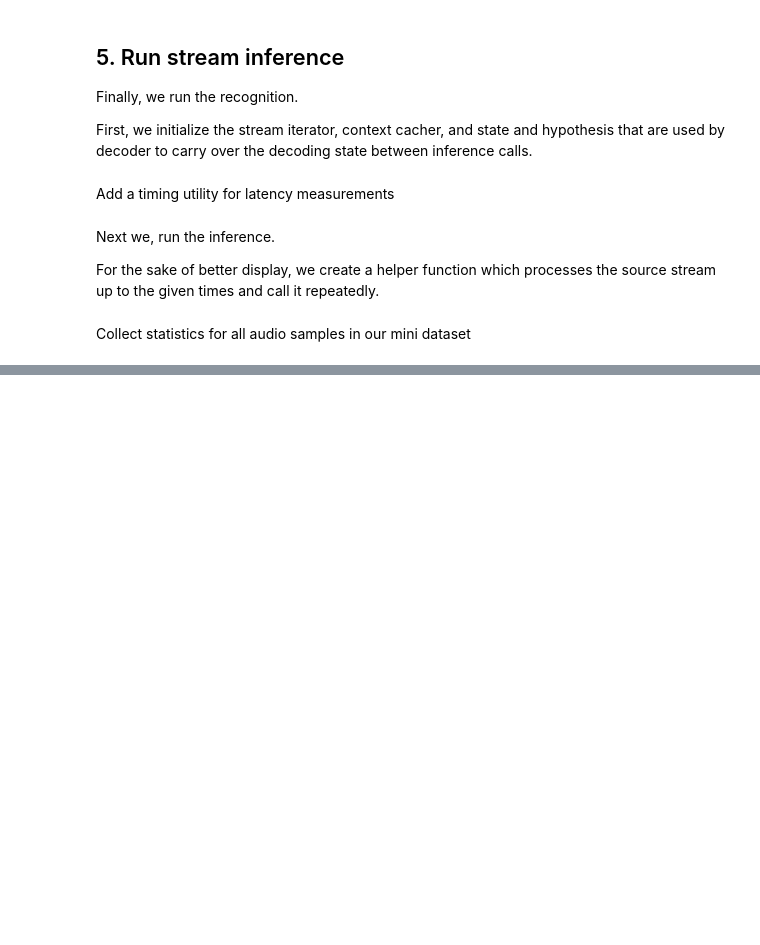
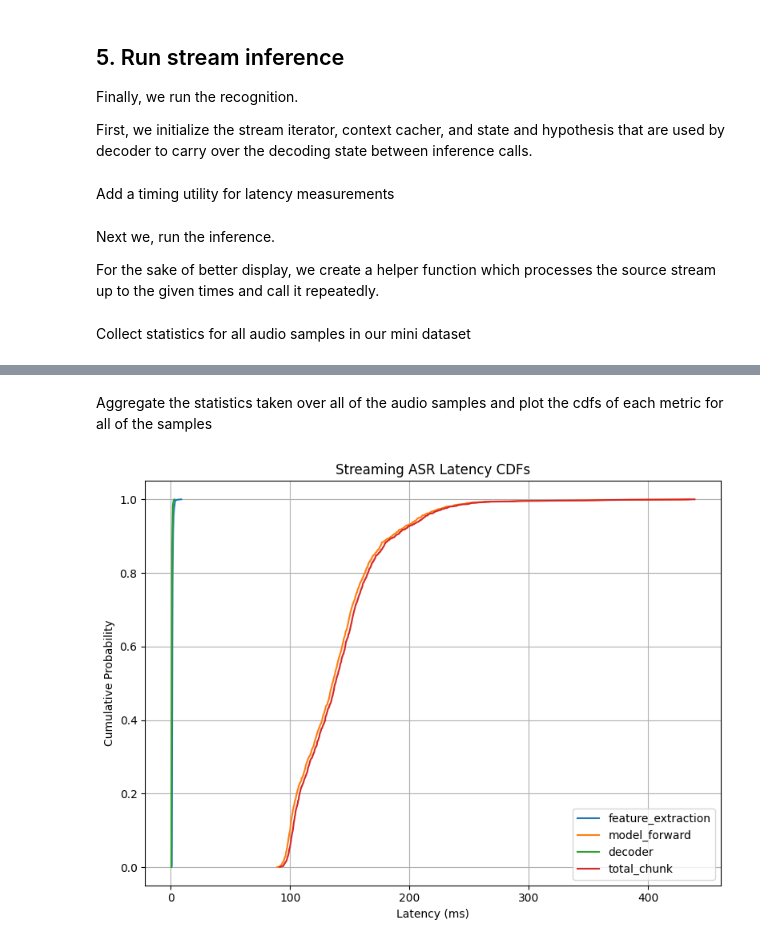
Before and after one commit to dylstuart/streaming_asr, a Jupyter notebook: asr_analysis.ipynb, the cells around one changed output, grey strips where cells are left out. Cells and saved outputs as stored; diff of their text form; code cells hidden in the pictures; blank space fills up the shorter version.

Commit message:
Added initial plots

```diff
--- a/asr_analysis.ipynb
+++ b/asr_analysis.ipynb
@@ -221,7 +247,7 @@ import glob
 # Find all mp3 files in our samples directory
 sample_paths = glob.glob("./samples/*.mp3")
 print(f"{len(sample_paths)} samples available for processing")
-
+overall_stats = []
 for path in sample_paths:
   audio_time = 0
   chunk_stats = {
@@ -234,6 +260,8 @@ for path in sample_paths:
   streamer.add_basic_audio_stream(frames_per_chunk=segment_length, sample_rate=bundle.sample_rate)
   stream_iterator = streamer.stream()
   run_inference()
+  overall_stats.append(chunk_stats)
+  print(path)
   print(chunk_stats)
   rtf = sum(chunk_stats["total_chunk"]) / audio_time
   print(sum(chunk_stats["total_chunk"]), audio_time, rtf)
@@ -239,0 +287,45 @@ for path in sample_paths:
+# %% [markdown]
+Aggregate the statistics taken over all of the audio samples and plot the cdfs of each metric for all of the samples
+# %%
+from collections import defaultdict
+import numpy as np
+
+def aggregate_dicts(stats_list):
+    """
+    Flattens a list of dicts into a single dict of arrays.
+    """
+    aggregated = defaultdict(list)
+
+    for stats in stats_list:
+        for key, values in stats.items():
+            aggregated[key].extend(values)
+
+    # Convert to numpy arrays for convenience
+    return {k: np.array(v) for k, v in aggregated.items()}
+
+def compute_cdf(latencies):
+    """
+    Returns sorted latencies and cumulative probabilities.
+    """
+    x = np.sort(latencies)
+    y = np.arange(1, len(x) + 1) / len(x)
+    return x, y
+
+# Plot
+aggregated_stats = aggregate_dicts(overall_stats)
+metrics = aggregated_stats.keys()
+plt.figure(figsize=(8, 6))
+
+for metric in metrics:
+    x, y = compute_cdf(aggregated_stats[metric])
+    plt.plot(x * 1000, y, label=metric)  # seconds → ms
+
+plt.xlabel("Latency (ms)")
+plt.ylabel("Cumulative Probability")
+plt.title("Streaming ASR Latency CDFs")
+plt.grid(True)
+plt.legend()
+plt.tight_layout()
+plt.show()
+# %% [output]
+[figure, added]
```
Also changed, not shown: parts of 6 cells of this notebook.
